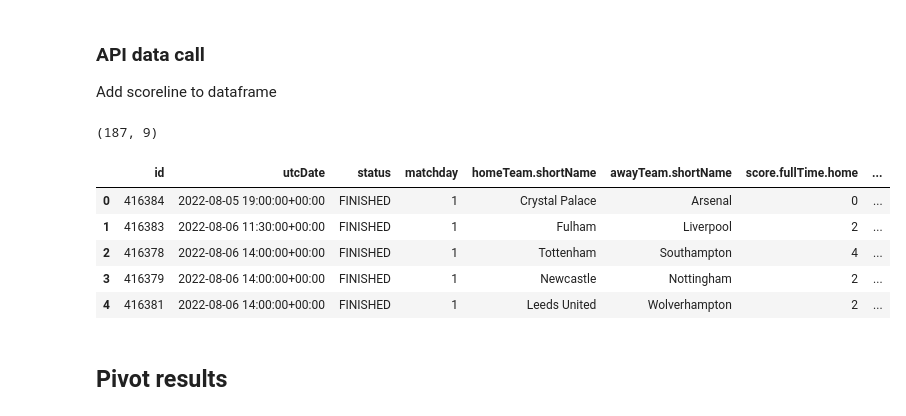
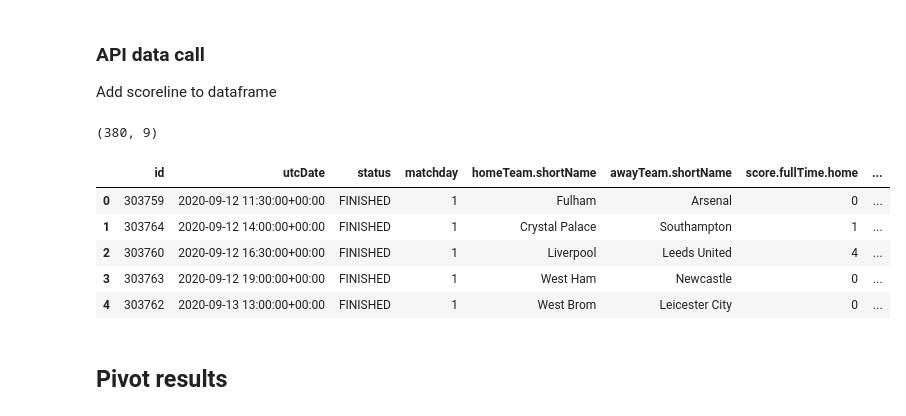
Before and after one commit to solstice035/footballdash, a Jupyter notebook: code/notebooks/results_api.ipynb, the cells around one changed output. Drawn from its saved outputs; the diff is of its cells as text; code cells hidden in the pictures.

Commit message:
adding historic matches analysis

```diff
--- a/code/notebooks/results_api.ipynb
+++ b/code/notebooks/results_api.ipynb
@@ -107,28 +113,24 @@ Add scoreline to dataframe
 # %%
-# All of premier league history since 1992-08-15
-# uri = 'https://api.football-data.org/v2/competitions/PL/matches?dateFrom=2021-08-01'
 
-api_key = os.environ['API_AUTH_KEY']
-
-uri = 'http://api.football-data.org/v4/competitions/PL/matches?status=FINISHED'
+uri = 'http://api.football-data.org/v4/competitions/PL/matches?season=2020'
 headers = { 'X-Auth-Token':  api_key}
 
 response = requests.get(uri, headers=headers)
 data = response.json()
 df = pd.json_normalize(data, record_path = ['matches'])
 df = df[keep_cols]
 df['utcDate'] = pd.to_datetime(df['utcDate'])
 df['score.fullTime'] = df['score.fullTime.home'].astype(str) + '-' + df['score.fullTime.away'].astype(str)
 print(df.shape)
 df.head()
 # %% [output]
-(187, 9)
+(380, 9)
 |  | id | utcDate | status | matchday | homeTeam.shortName | awayTeam.shortName | score.fullTime.home | ... |
-| 0 | 416384 | 2022-08-05 19:00:00+00:00 | FINISHED | 1 | Crystal Palace | Arsenal | 0 | ... |
-| 1 | 416383 | 2022-08-06 11:30:00+00:00 | FINISHED | 1 | Fulham | Liverpool | 2 | ... |
-| 2 | 416378 | 2022-08-06 14:00:00+00:00 | FINISHED | 1 | Tottenham | Southampton | 4 | ... |
-| 3 | 416379 | 2022-08-06 14:00:00+00:00 | FINISHED | 1 | Newcastle | Nottingham | 2 | ... |
-| 4 | 416381 | 2022-08-06 14:00:00+00:00 | FINISHED | 1 | Leeds United | Wolverhampton | 2 | ... |
+| 0 | 303759 | 2020-09-12 11:30:00+00:00 | FINISHED | 1 | Fulham | Arsenal | 0 | ... |
+| 1 | 303764 | 2020-09-12 14:00:00+00:00 | FINISHED | 1 | Crystal Palace | Southampton | 1 | ... |
+| 2 | 303760 | 2020-09-12 16:30:00+00:00 | FINISHED | 1 | Liverpool | Leeds United | 4 | ... |
+| 3 | 303763 | 2020-09-12 19:00:00+00:00 | FINISHED | 1 | West Ham | Newcastle | 0 | ... |
+| 4 | 303762 | 2020-09-13 13:00:00+00:00 | FINISHED | 1 | West Brom | Leicester City | 0 | ... |
 # %% [markdown]
 ## Pivot results
 # %%
```
Also changed, not shown: parts of 8 cells of this notebook, 2 other files.
